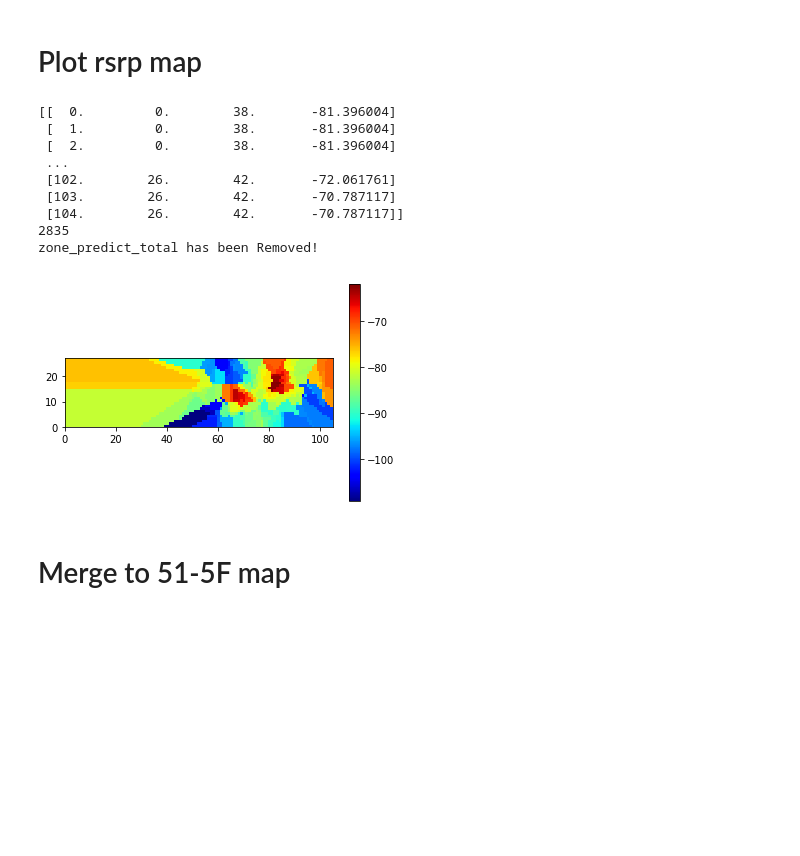
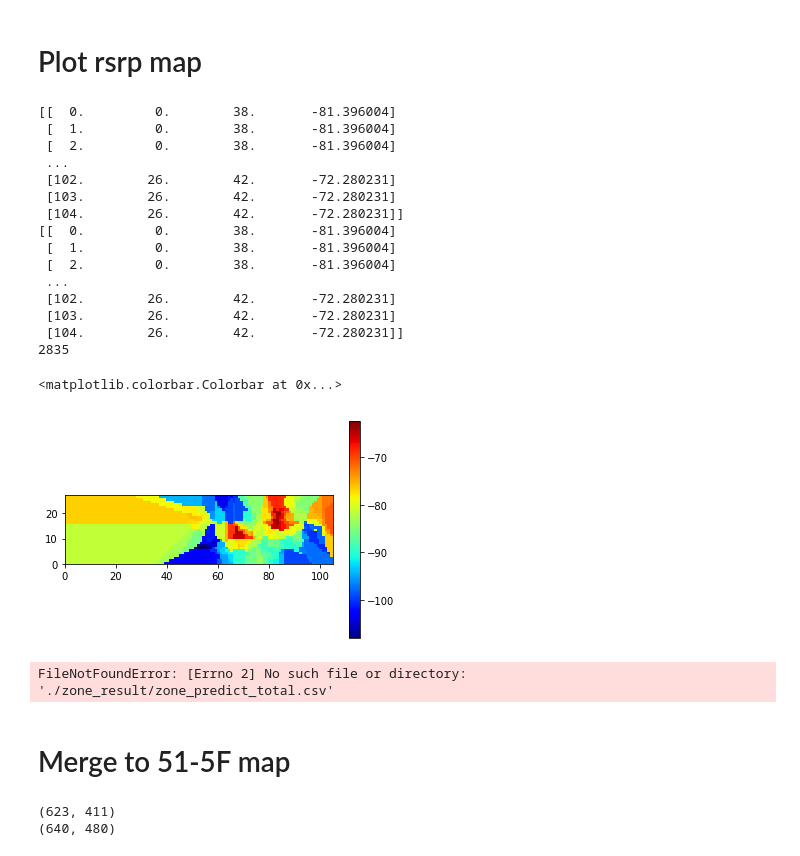
Before and after one commit to KJtiming/RadioMap, a Jupyter notebook: data_zone_rebuild.ipynb, the cells around one changed output. Drawn from its saved outputs; the diff is of its cells as text; code cells hidden in the pictures; blank space fills up the shorter version.

Commit message:
test points

```diff
--- a/data_zone_rebuild.ipynb
+++ b/data_zone_rebuild.ipynb
@@ -80,4 +82,6 @@ print ("n_accuracy_pci==",n_accuracy)
 print ("len(pci_pred)==",len(y_pred))
 acc = n_accuracy/(len(y_pred))
 print('pci accuracy: ',acc )
+plot_learning_curve(modelClassifier, title, X, y, ylim=(0.1, 1.01),cv=cv, n_jobs=4)
+plt.show()
 # %% [output]
@@ -413,7 +418,7 @@ def plot_learning_curve(estimator, title, X, y, ylim=None,n_jobs=None, cv=None,
 
 
 digits = load_digits()
-#X, y = digits.data, digits.target
+X, y = digits.data, digits.target
 #print("X==",X[0:2])
 #print("y==",y[:])
 title = "Learning Curves (Naive Bayes)"
@@ -477,13 +482,17 @@ for i in range(1,16):
     #print("y==",type(y))
     X_train, X_test, y_train, y_test = train_test_split(X, y, test_size=0.1)
     #print(X)
-    #model = KNeighborsRegressor(n_neighbors=3,weights='uniform')
     model = KNeighborsRegressor(n_neighbors=3,weights='uniform')
+    #model = DecisionTreeRegressor()
+    #model = KNeighborsRegressor(n_neighbors=1,weights='uniform')
+    #model = MLPRegressor(solver='lbfgs', alpha=1e-5,
+    #                         hidden_layer_sizes=(100,), random_state=1)
     model.fit(X_train, y_train)
+    print(model)
     title = "Learning Curves (KNN)"
-    #plot_learning_curve(model, title, X_train, y_train, ylim=(0.1, 1.01))
+    #plot_learning_curve(model, title, X, y, ylim=(0.1, 1.01))
     #plt.show()
-    train_scores, valid_scores = validation_curve(Ridge(), X, y, "alpha",
+    train_scores, valid_scores = validation_curve(Ridge(), X_train, y_train, "alpha",
                                                   np.logspace(-7, 3, 3))
     #print("train_scores==",train_scores)
     #print("valid_scores==",valid_scores)
@@ -494,9 +503,15 @@ for i in range(1,16):
     #train_sizes, train_scores, valid_scores = learning_curve(model, X, y,train_sizes=np.linspace(.1, 1.0, 5), cv=5)
     #print("train_scores==",train_scores)
     #print("valid_scores==",valid_scores)
-    #plot_learning_curve(model, title, X, y, ylim=(0.1, 1.01),cv=cv, n_jobs=4)
+    #plot_learning_curve(model, title, X, y, ylim=(0.1, 1.01),cv=cv)
+    #(a,b)=X.shape
+    #print(a)
+    #print(b)
+    #plot_learning_curve(model, title, X, y)
     #plt.show()
-
+    #scores = cross_val_score(model, X, y, cv=5, scoring='accuracy')
+    #print(scores)
+    #print(scores.mean())
     '''
     if i==4:
         print("4")
@@ -516,7 +531,10 @@ for i in range(1,16):
     '''
     filename = 'finalized_model_' + str(i) +'-' + '.sav'
     pickle.dump(model, open(filename, 'wb'))
+    X_test = np.genfromtxt('./data/set33_X_test_25.csv', delimiter=',')
+    y_test = np.genfromtxt('./data/set33_y_test_25.csv', delimiter=',')
     y_pred = model.predict(X_test)
+    print("X_test==",X_test)
     #print(pci_result_zone[:,2])
     zone_allpoint = np.where(df_dul_sort.values[:,3] == i)
     print (len(df_dul_sort.values))
@@ -550,7 +568,7 @@ for i in range(1,16):
     #df.to_csv('./zone_result/zone_predict_total.csv', mode='a', encoding='utf-8', index=False,columns=['x','y','pci','rsrp'])
 zone_predict_total_np = np.genfromtxt('./zone_result/zone_predict_total.csv', delimiter=',')
 zone_predict_total_pd = pd.DataFrame(zone_predict_total_np,columns=['x','y','pci','rsrp'])
-print(zone_predict_total_pd)
+#print(zone_predict_total_pd)
 '''
 df2 = pd.read_csv('./zone_result/zone_predict_2.csv')
 df3 = pd.read_csv('./zone_result/zone_predict_3.csv')
@@ -597,30 +615,47 @@ Plot rsrp map
 # %%
 #df_total = pd.read_csv('./zone_result/zone_predict_total.csv')
 #print(df_total)
 df_total_sort = zone_predict_total_pd.sort_values(by=['y','x'])
 #print (df_total_sort)
 rsrp_map_frompd = df_total_sort.values
+print (rsrp_map_frompd)
+np.savetxt('./result_rsrp/rsrp_map_frompd.csv', rsrp_map_frompd, delimiter=',', fmt='%f')
+for i in range(len(rsrp_map_frompd)):
+    if rsrp_map_frompd[i,3]>=-60:
+        rsrp_map_frompd[i,3] = -60
+    if rsrp_map_frompd[i,3]<=-130:
+        rsrp_map_frompd[i,3] = -130
 print (rsrp_map_frompd)
 print (len(rsrp_map_frompd))
 rsrp_map_pd = (rsrp_map_frompd[:,3]).reshape(27, 105)
 img = plt.imread("./pic/51_5F-3.png")
 plt.imshow(img, zorder=0, extent=[0, map_size[0], 0, map_size[1]])
 heatmap_rsrp = plt.pcolor(rsrp_map_pd,cmap='jet',alpha=1)
 plt.savefig('./result_rsrp/rsrp_map.png')
 plt.colorbar()
-os.remove('./zone_result/zone_predict_total.csv')
-print("zone_predict_total has been Removed!")
 # %% [output]
 [[  0.         0.        38.       -81.396004]
  [  1.         0.        38.       -81.396004]
  [  2.         0.        38.       -81.396004]
  ...
- [102.        26.        42.       -72.061761]
- [103.        26.        42.       -70.787117]
- [104.        26.        42.       -70.787117]]
+ [102.        26.        42.       -72.280231]
+ [103.        26.        42.       -72.280231]
+ [104.        26.        42.       -72.280231]]
+[[  0.         0.        38.       -81.396004]
+ [  1.         0.        38.       -81.396004]
+ [  2.         0.        38.       -81.396004]
+ ...
+ [102.        26.        42.       -72.280231]
+ [103.        26.        42.       -72.280231]
+ [104.        26.        42.       -72.280231]]
 2835
-zone_predict_total has been Removed!
+<matplotlib.colorbar.Colorbar at 0x...>
-[figure, old version]
+[figure, new version]
+# %%
+os.remove('./zone_result/zone_predict_total.csv')
+print("zone_predict_total has been Removed!")
+# %% [output]
+FileNotFoundError: [Errno 2] No such file or directory: './zone_result/zone_predict_total.csv'
 # %% [markdown]
 Merge to 51-5F map
 ===
@@ -632,5 +667,10 @@ heatmap_rsrp = Image.open('./result_rsrp/rsrp_map.png')
 print (heatmap_rsrp.size)
 #heatmap_rsrp = heatmap_rsrp.resize((501, 130))
 bk = bk.resize((432, 288))
+heatmap_rsrp = heatmap_rsrp.resize((432, 288))
+#bk = bk.resize((640, 480))
 blended = Image.blend(heatmap_rsrp, bk, alpha=0.1)
 blended.save('./result_rsrp/zone_rsrp.png')
+# %% [output]
+(623, 411)
+(640, 480)
```
Also changed, not shown: parts of 11 cells of this notebook, 19 other files.
